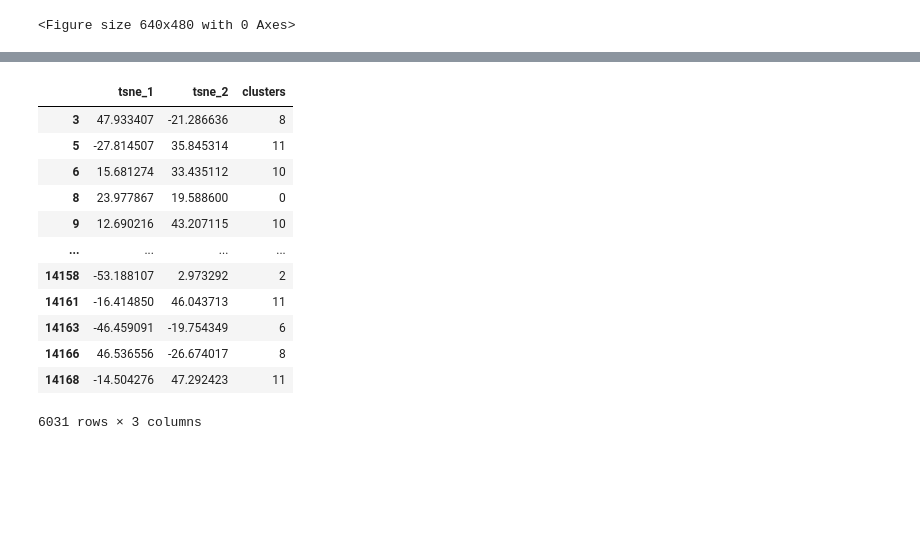
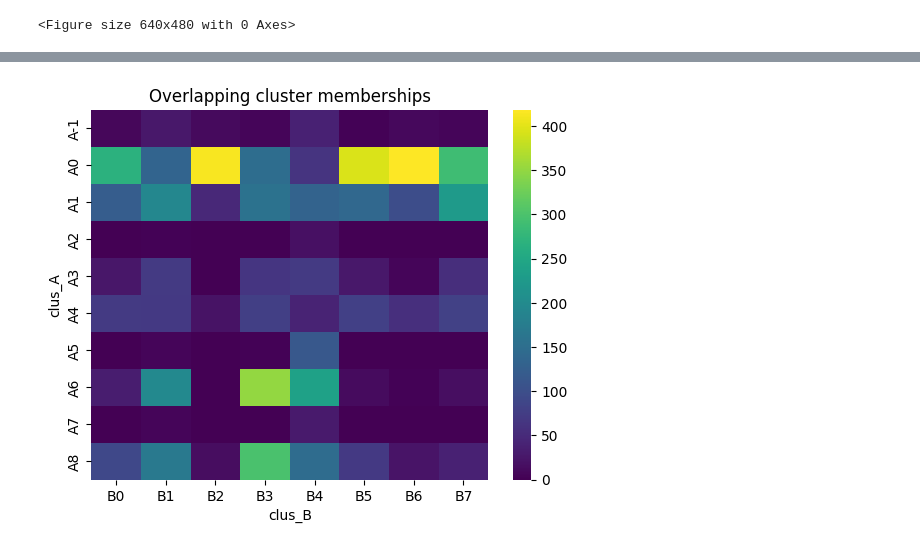
Before and after one commit to leothesouthafrican/PLR, a Jupyter notebook: Tessa/stepmix_sympgroup_compare_010224.ipynb, the cells around one changed output, grey strips where cells are left out. Drawn from its saved outputs; the diff is of its cells as text; code cells hidden in the pictures; blank space fills up the shorter version.

Commit message:
add overlaps fig for ABC comparison

```diff
--- a/Tessa/stepmix_sympgroup_compare_010224.ipynb
+++ b/Tessa/stepmix_sympgroup_compare_010224.ipynb
@@ -200,16 +143,0 @@ array(['Memory', 'Cognitive', 'Speech', 'Auditory', 'Headaches',
-# %%
-plotdf['clus_combined'] =
-# %% [output]
-|  | tsne_1 | tsne_2 | clusters |
-| 3 | 47.933407 | -21.286636 | 8 |
-| 5 | -27.814507 | 35.845314 | 11 |
-| 6 | 15.681274 | 33.435112 | 10 |
-| 8 | 23.977867 | 19.588600 | 0 |
-| 9 | 12.690216 | 43.207115 | 10 |
-| ... | ... | ... | ... |
-| 14158 | -53.188107 | 2.973292 | 2 |
-| 14161 | -16.414850 | 46.043713 | 11 |
-| 14163 | -46.459091 | -19.754349 | 6 |
-| 14166 | 46.536556 | -26.674017 | 8 |
-| 14168 | -14.504276 | 47.292423 | 11 |
-6031 rows × 3 columns
@@ -215,0 +146,17 @@ plotdf['clus_combined'] =
+# %%
+ensemble = pd.concat([clus_leo['cluster'].rename("clus_A"), clus_chris['cluster'].rename("clus_B"), clus['cluster'].rename("clus_C")], axis=1)
+# %%
+for l in ["A","B","C"]:
+    ensemble['clus_'+l] = l + ensemble['clus_'+l].astype("str")
+# %%
+overlaps_AB_agg = ensemble.groupby("clus_A")['clus_B'].value_counts().unstack(fill_value=0)
+overlaps_AC_agg = ensemble.groupby("clus_A")['clus_C'].value_counts().unstack(fill_value=0)
+overlaps_BC_agg = ensemble.groupby("clus_B")['clus_C'].value_counts().unstack(fill_value=0)
+# %%
+sns.heatmap(overlaps_AB_agg, cmap="viridis")
+#plt.ylabel("LCA clusters")
+#plt.xlabel("Consensus LCA clusters")
+plt.title("Overlapping cluster memberships")
+plt.savefig("figs/overlaps_AB_agg.pdf")
+# %% [output]
+[figure, added]
```
Also changed, not shown: parts of 15 cells of this notebook, 6 other files.
